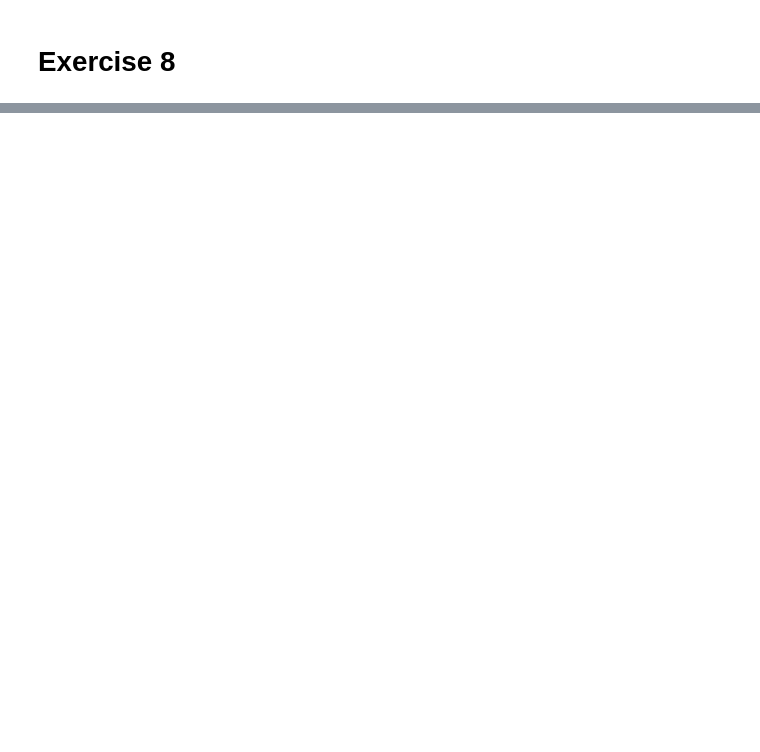
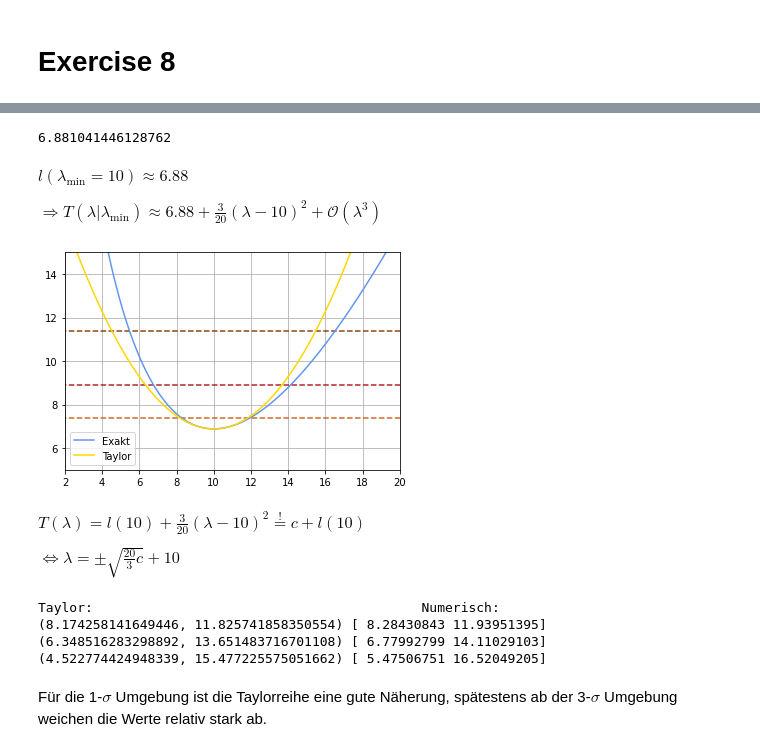
Before and after one commit to ttros/SMD, a Jupyter notebook: SMD B/4/Exercise8.ipynb, the cells around one changed output, grey strips where cells are left out. Saved outputs shown, nothing was run; the diff lists cells and outputs as text; code cells hidden in the pictures; blank space fills up the shorter version.

```diff
--- a/SMD B/4/Exercise8.ipynb
+++ b/SMD B/4/Exercise8.ipynb
@@ -43,0 +99,34 @@ Minimum: ( [10.00018002] , [6.88104145] )
+# %%
+l(10)
+# %% [output]
+6.881041446128762
+# %% [markdown]
+$l(\lambda_\text{min} = 10) \approx 6.88$
+
+$\Rightarrow T(\lambda | \lambda_\text{min}) \approx 6.88 + \frac{3}{20}(\lambda - 10)^2 + \mathcal{O}(\lambda^3)$
+# %%
+def T(x):
+    return l(10) + 3/20*(x-10)**2
+
+y2 = T(x)
+
+fig2, ax2 = plt.subplots(1,1)
+
+ax2.hlines(l(10)+0.5, 0, 40, color = "chocolate", ls = "dashed")
+ax2.hlines(l(10)+2, 0, 40, color = "firebrick", ls = "dashed")
+ax2.hlines(l(10)+9/2, 0, 40, color = "saddlebrown", ls = "dashed")
+
+ax2.plot(x, y, label = "Exakt", color = "cornflowerblue")
+ax2.plot(x, y2, label = "Taylor", color = "gold")
+
+ax2.set_ylim(5, 15)
+ax2.set_xlim(2, 20)
+
+plt.legend()
+plt.grid()
+# %% [output]
+[figure, added]
+# %% [markdown]
+$T(\lambda) = l(10) + \frac{3}{20}(\lambda -10)^2 \stackrel{!}{=} c + l(10)$
+
+$\Leftrightarrow \lambda = \pm \sqrt{\frac{20}{3}c}+10$
@@ -43,0 +136,16 @@ Minimum: ( [10.00018002] , [6.88104145] )
+# %%
+s1 = f(0.5)
+s2 = f(2)
+s3 = f(4.5)
+
+print("Taylor: \t\t\t\t\t", "Numerisch:")
+print(s1, sigma1)
+print(s2, sigma2)
+print(s3, sigma3)
+# %% [output]
+Taylor:                                          Numerisch:
+(8.174258141649446, 11.825741858350554) [ 8.28430843 11.93951395]
+(6.348516283298892, 13.651483716701108) [ 6.77992799 14.11029103]
+(4.522774424948339, 15.477225575051662) [ 5.47506751 16.52049205]
+# %% [markdown]
+Für die 1-$\sigma$ Umgebung ist die Taylorreihe eine gute Näherung, spätestens ab der 3-$\sigma$ Umgebung weichen die Werte relativ stark ab.
```
Also changed, not shown: parts of 12 cells of this notebook, 1 other file.
